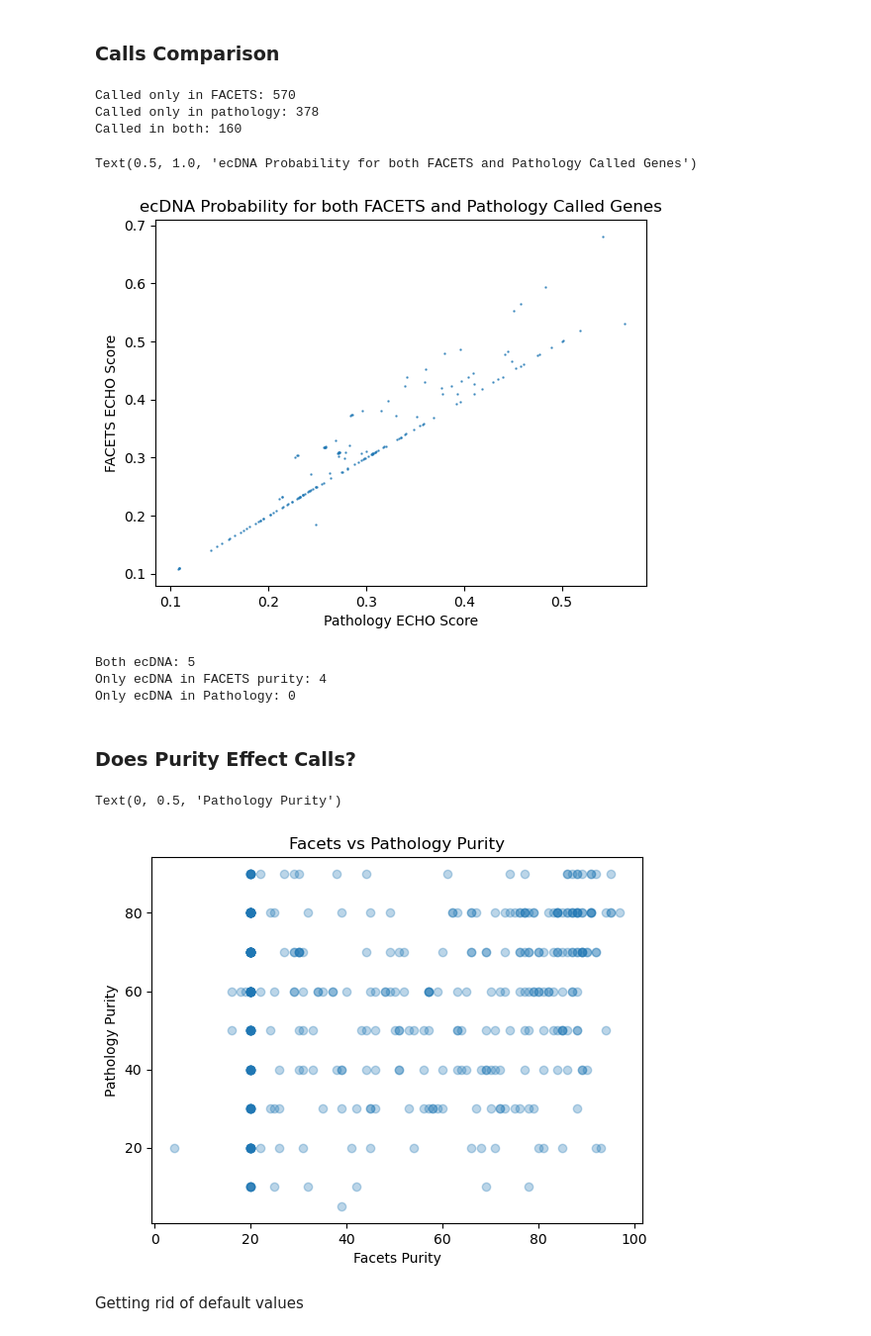
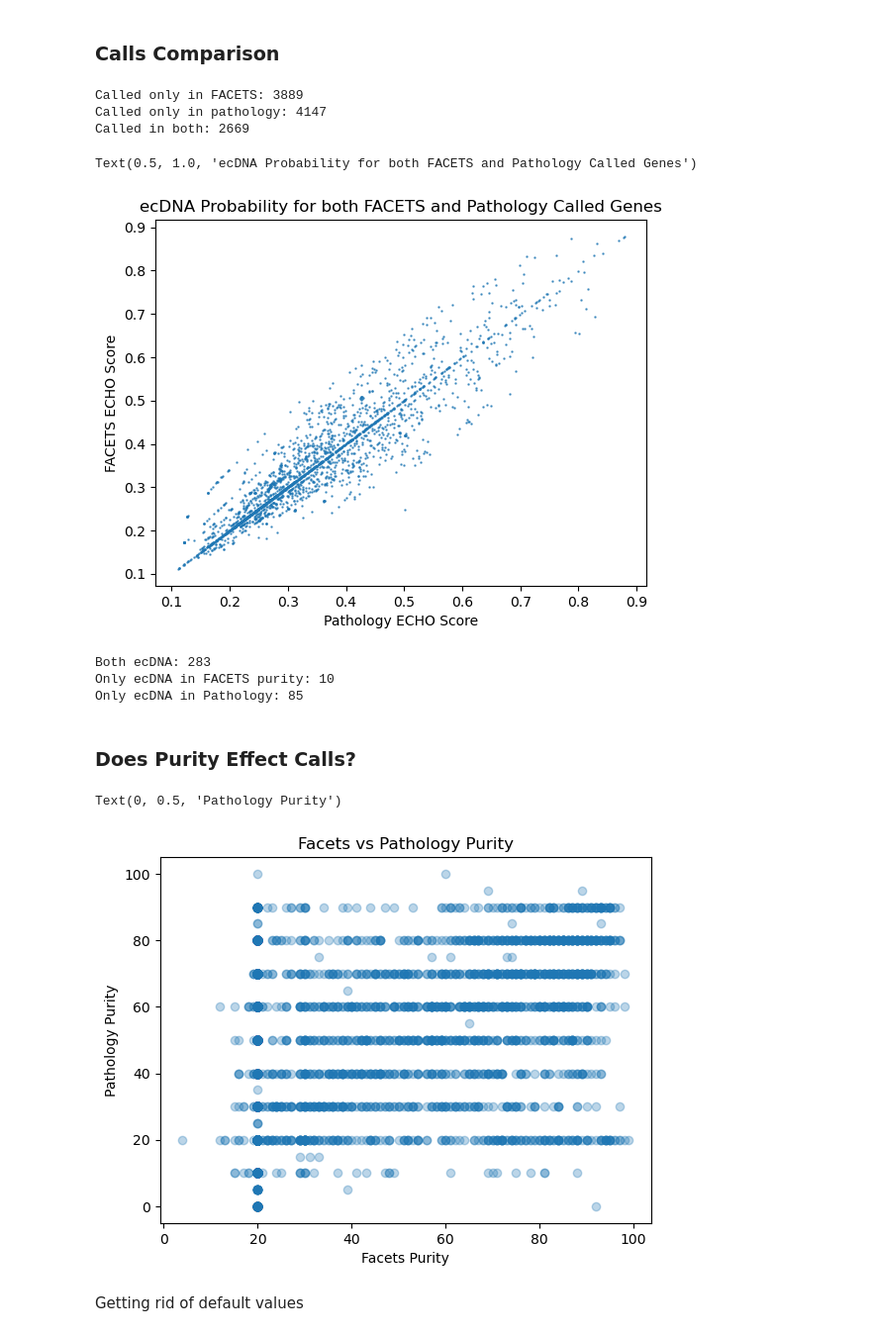
Before and after one commit to mskcc/Penguin, a Jupyter notebook: notebooks/purity_compare.ipynb, the cells around one changed output. Shown at 99% size. Saved outputs shown, nothing was run; the diff lists cells and outputs as text; code cells hidden in the pictures.

```diff
--- a/notebooks/purity_compare.ipynb
+++ b/notebooks/purity_compare.ipynb
@@ -3,10 +3,10 @@ import pandas as pd
 import matplotlib.pyplot as plt
 import numpy as np
 # %%
-pathology = pd.read_csv("../echo_path.csv")
-facets = pd.read_csv("../echo_facets.csv")
-fileA = pd.read_csv("../rerun_fileA.tsv", sep = '\t')
-facetsFileA = pd.read_csv("../facets_rerun_fileA.tsv", sep = '\t')
+pathology = pd.read_csv("../../data/output/output_BB_EchoCaller_FullPediatric/merged/merged.ECHO_results.csv")
+facets = pd.read_csv("../../data/output/output_BB_EchoCaller_FullPediatric_FacetsPurity/merged/merged.ECHO_results.csv")
+fileA = pd.read_csv("../../data/input/manifest/BB_EchoCaller_FullPediatric/FileA.tsv", sep = '\t', names = ["sampleId", "tumorPurity", "status"])
+facetsFileA = pd.read_csv("../../data/input/manifest/BB_EchoCaller_FullPediatric_FacetsPurity/FileA.tsv.facets.tsv", sep = '\t', names = ["sampleId", "purity", "status"])
 # %% [markdown]
 Clean up dataframes
 # %%
@@ -75,9 +75,9 @@ print(f"Called only in FACETS: {called_only_in_facets}")
 print(f"Called only in pathology: {called_only_in_pathology}")
 print(f"Called in both: {len(facets_score_exists) - called_only_in_facets}")
 # %% [output]
-Called only in FACETS: 570
-Called only in pathology: 378
-Called in both: 160
+Called only in FACETS: 3889
+Called only in pathology: 4147
+Called in both: 2669
 # %%
 plt.scatter(score_pathology, score_facets, alpha = 0.7, s = 0.6)
 plt.xlabel("Pathology ECHO Score")
@@ -85,7 +85,7 @@ plt.ylabel("FACETS ECHO Score")
 plt.title("ecDNA Probability for both FACETS and Pathology Called Genes")
 # %% [output]
 Text(0.5, 1.0, 'ecDNA Probability for both FACETS and Pathology Called Genes')
-[figure, old version]
+[figure, new version]
 # %%
 # Tally up
 called_ecDNA_in_both = 0
@@ -115,9 +115,9 @@ print(f"Both ecDNA: {called_ecDNA_in_both}")
 print(f"Only ecDNA in FACETS purity: {called_ecDNA_in_facets}")
 print(f"Only ecDNA in Pathology: {called_ecDNA_in_pathology}")
 # %% [output]
-Both ecDNA: 5
-Only ecDNA in FACETS purity: 4
-Only ecDNA in Pathology: 0
+Both ecDNA: 283
+Only ecDNA in FACETS purity: 10
+Only ecDNA in Pathology: 85
 # %% [markdown]
 ### Does Purity Effect Calls?
 # %%
@@ -133,12 +133,12 @@ for i, row in fileA.iterrows() :
 # %%
 # Plot just the purities
-plt.scatter(facetsFileA['1'], fileA['TumorPurity'], alpha = 0.3)
+plt.scatter(facetsFileA['purity'], fileA['tumorPurity'], alpha = 0.3)
 plt.title("Facets vs Pathology Purity")
 plt.xlabel("Facets Purity")
 plt.ylabel("Pathology Purity")
 # %% [output]
 Text(0, 0.5, 'Pathology Purity')
-[figure, old version]
+[figure, new version]
 # %% [markdown]
 Getting rid of default values
 # %%
```
Also changed, not shown: parts of 16 cells of this notebook, 3 other files.
